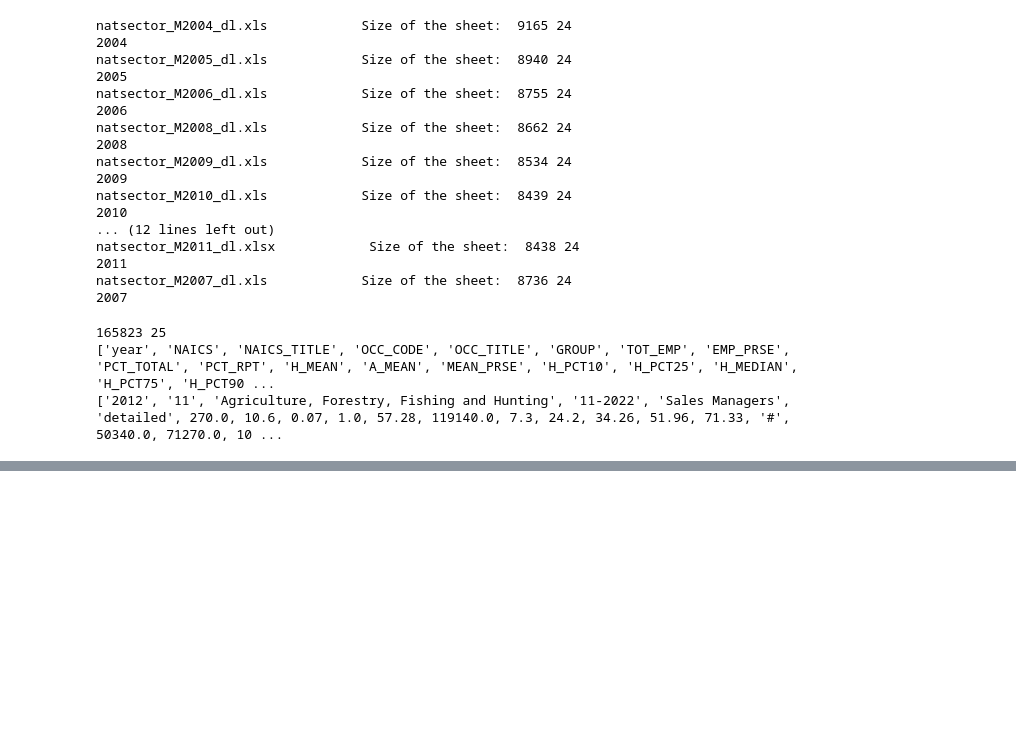
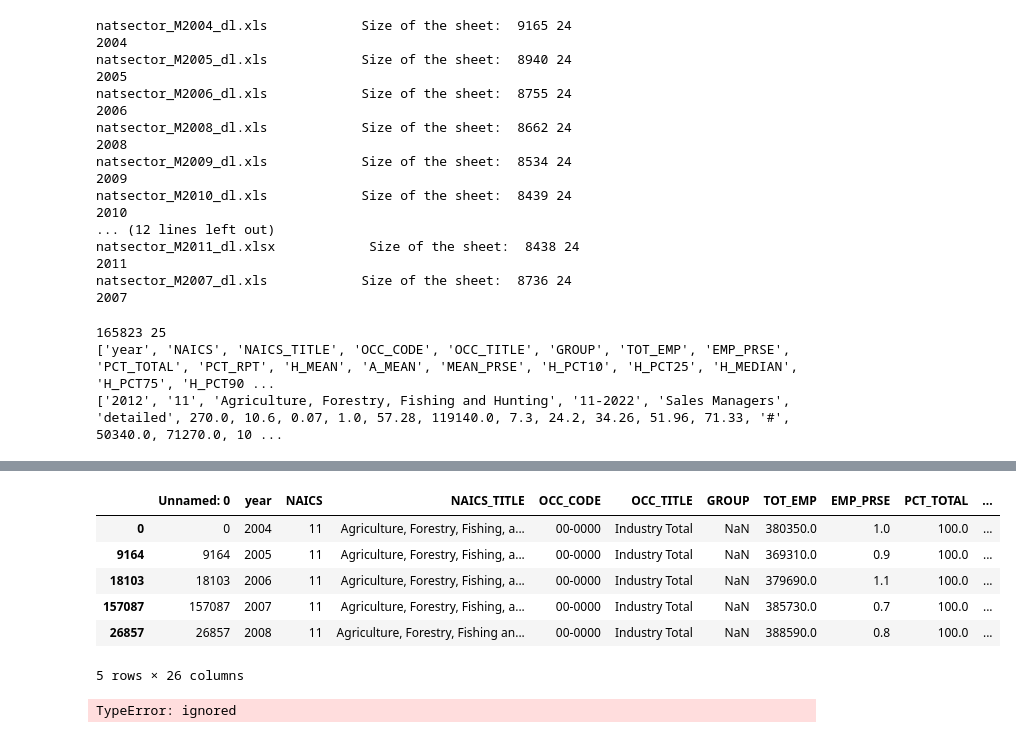
Before and after one commit to akshseh/FintechProject, a Jupyter notebook: OES_Fintech.ipynb, the cells around one changed output, grey strips where cells are left out. Saved outputs shown, nothing was run; the diff lists cells and outputs as text; code cells hidden in the pictures; blank space fills up the shorter version.

```diff
--- a/OES_Fintech.ipynb
+++ b/OES_Fintech.ipynb
@@ -300,0 +273,32 @@ AttributeError: ignored
+# %%
+## -------------------------------------------------------------------------
+## -------------------------------------------------------------------------
+
+%matplotlib inline
+
+# files[files["platform"] == "PlayStation 4"]["score"].plot(kind="hist")
+
+try_filter = (files["OCC_CODE"] == "00-0000") & (files["NAICS"] == "11")
+filtered_out = files[try_filter]
+filtered_out.head()
+
+# data_url = 'http://bit.ly/2cLzoxH'
+# read data from url as pandas dataframe
+# gapminder = pd.read_csv(data_url)
+# print the first three rows
+# print(gapminder.head(n=3))
+# sort_by_yr = filtered_out.sort_values('year')
+# sort_by_yr.head()
+# %% [output]
+|  | Unnamed: 0 | year | NAICS | NAICS_TITLE | OCC_CODE | OCC_TITLE | GROUP | TOT_EMP | EMP_PRSE | PCT_TOTAL | ... |
+| 0 | 0 | 2004 | 11 | Agriculture, Forestry, Fishing, a... | 00-0000 | Industry Total | NaN | 380350.0 | 1.0 | 100.0 | ... |
+| 9164 | 9164 | 2005 | 11 | Agriculture, Forestry, Fishing, a... | 00-0000 | Industry Total | NaN | 369310.0 | 0.9 | 100.0 | ... |
+| 18103 | 18103 | 2006 | 11 | Agriculture, Forestry, Fishing, a... | 00-0000 | Industry Total | NaN | 379690.0 | 1.1 | 100.0 | ... |
+| 157087 | 157087 | 2007 | 11 | Agriculture, Forestry, Fishing, a... | 00-0000 | Industry Total | NaN | 385730.0 | 0.7 | 100.0 | ... |
+| 26857 | 26857 | 2008 | 11 | Agriculture, Forestry, Fishing an... | 00-0000 | Industry Total | NaN | 388590.0 | 0.8 | 100.0 | ... |
+5 rows × 26 columns
+# %%
+sort_by_yr("").plot(kind="hist")
+ts = pd.Series(np.random.randn(1000), index=pd.date_range('1/1/2000', periods=1000))
+# %% [output]
+TypeError: ignored
```
Also changed, not shown: parts of 7 cells of this notebook.
